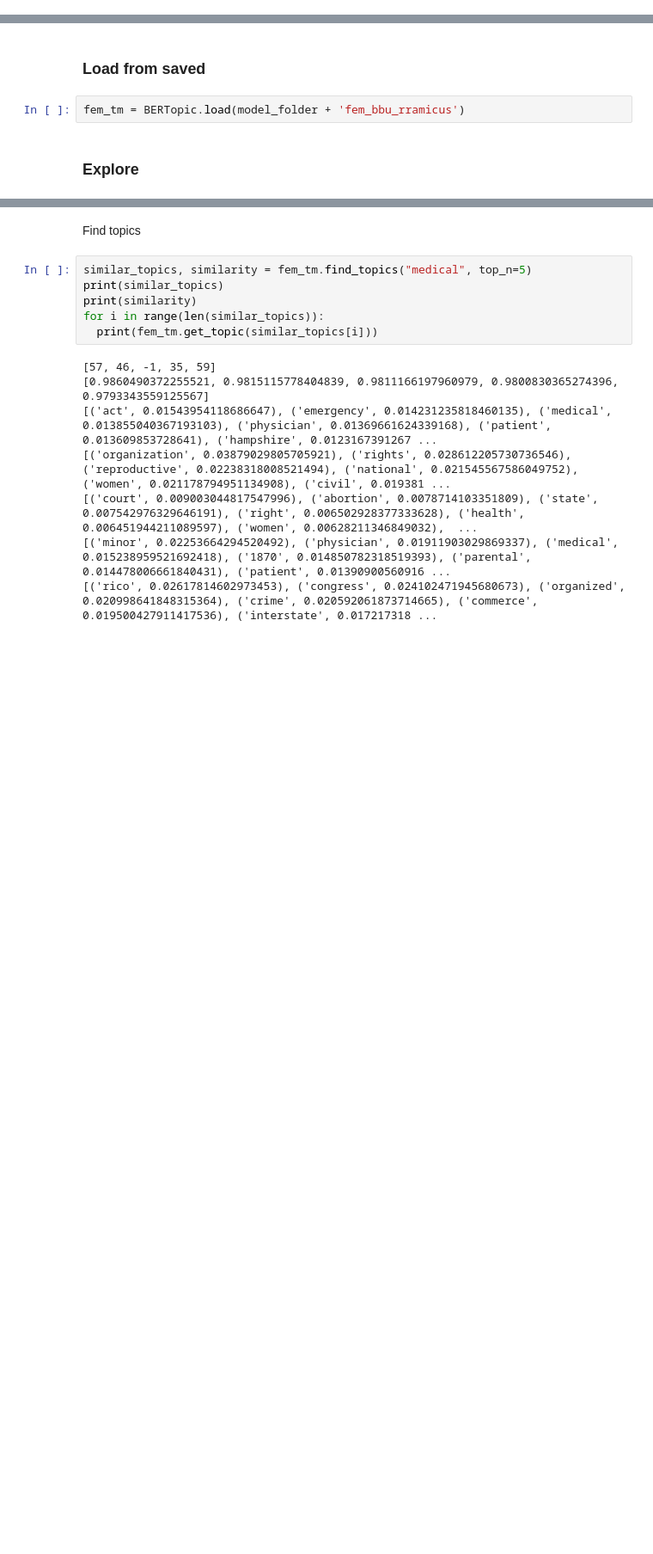
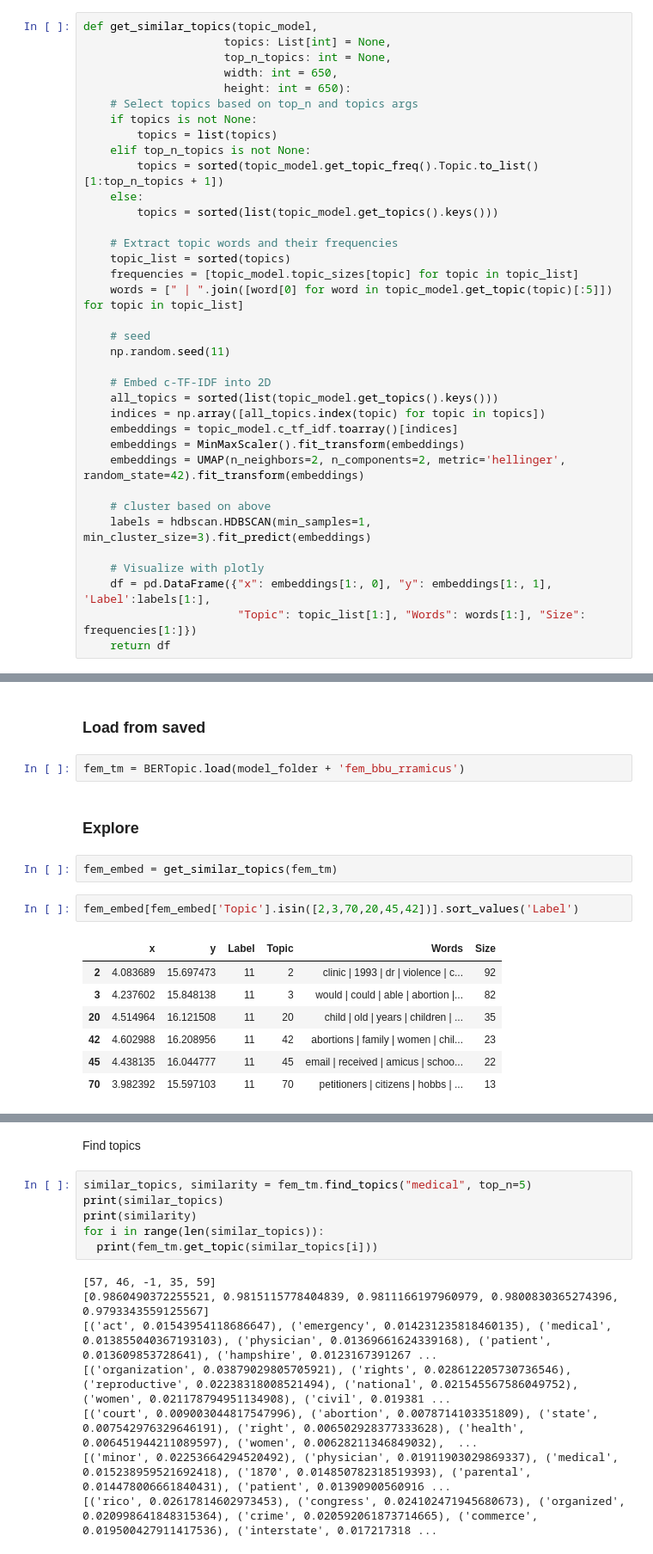
Before and after one commit to amandakonet/amicus-iv, a Jupyter notebook: nlp/topic_modeling_bert_base_uncased_rramicus.ipynb, the cells around one changed output, grey strips where cells are left out. Shown at 86% size. Saved outputs shown, nothing was run; the diff lists cells and outputs as text; blank space fills up the shorter version.

```diff
--- a/nlp/topic_modeling_bert_base_uncased_rramicus.ipynb
+++ b/nlp/topic_modeling_bert_base_uncased_rramicus.ipynb
@@ -49,3 +56,39 @@ from flair.embeddings import TransformerDocumentEmbeddings
+# %%
+def get_similar_topics(topic_model,
+                     topics: List[int] = None,
+                     top_n_topics: int = None,
+                     width: int = 650,
+                     height: int = 650):
+    # Select topics based on top_n and topics args
+    if topics is not None:
+        topics = list(topics)
+    elif top_n_topics is not None:
+        topics = sorted(topic_model.get_topic_freq().Topic.to_list()[1:top_n_topics + 1])
+    else:
+        topics = sorted(list(topic_model.get_topics().keys()))
+
+    # Extract topic words and their frequencies
+    topic_list = sorted(topics)
+    frequencies = [topic_model.topic_sizes[topic] for topic in topic_list]
+    words = [" | ".join([word[0] for word in topic_model.get_topic(topic)[:5]]) for topic in topic_list]
+
+    # seed
+    np.random.seed(11)
+
+    # Embed c-TF-IDF into 2D
+    all_topics = sorted(list(topic_model.get_topics().keys()))
+    indices = np.array([all_topics.index(topic) for topic in topics])
+    embeddings = topic_model.c_tf_idf.toarray()[indices]
+    embeddings = MinMaxScaler().fit_transform(embeddings)
+    embeddings = UMAP(n_neighbors=2, n_components=2, metric='hellinger', random_state=42).fit_transform(embeddings)
+
+    # cluster based on above
+    labels = hdbscan.HDBSCAN(min_samples=1, min_cluster_size=3).fit_predict(embeddings)
+
+    # Visualize with plotly
+    df = pd.DataFrame({"x": embeddings[1:, 0], "y": embeddings[1:, 1], 'Label':labels[1:],
+                       "Topic": topic_list[1:], "Words": words[1:], "Size": frequencies[1:]})
+    return df
 # %% [markdown]
 ## Data
 
@@ -516,5 +559,17 @@ fem_tm.save(model_folder + 'fem_bbu_rramicus')
 fem_tm = BERTopic.load(model_folder + 'fem_bbu_rramicus')
 # %% [markdown]
 ### Explore
+# %%
+fem_embed = get_similar_topics(fem_tm)
+# %%
+fem_embed[fem_embed['Topic'].isin([2,3,70,20,45,42])].sort_values('Label')
+# %% [output]
+|  | x | y | Label | Topic | Words | Size |
+| 2 | 4.083689 | 15.697473 | 11 | 2 | clinic | 1993 | dr | violence | c... | 92 |
+| 3 | 4.237602 | 15.848138 | 11 | 3 | would | could | able | abortion |... | 82 |
+| 20 | 4.514964 | 16.121508 | 11 | 20 | child | old | years | children | ... | 35 |
+| 42 | 4.602988 | 16.208956 | 11 | 42 | abortions | family | women | chil... | 23 |
+| 45 | 4.438135 | 16.044777 | 11 | 45 | email | received | amicus | schoo... | 22 |
+| 70 | 3.982392 | 15.597103 | 11 | 70 | petitioners | citizens | hobbs | ... | 13 |
 # %%
 fem_tm.visualize_topics()
```
Also changed, not shown: parts of 4 cells of this notebook.
